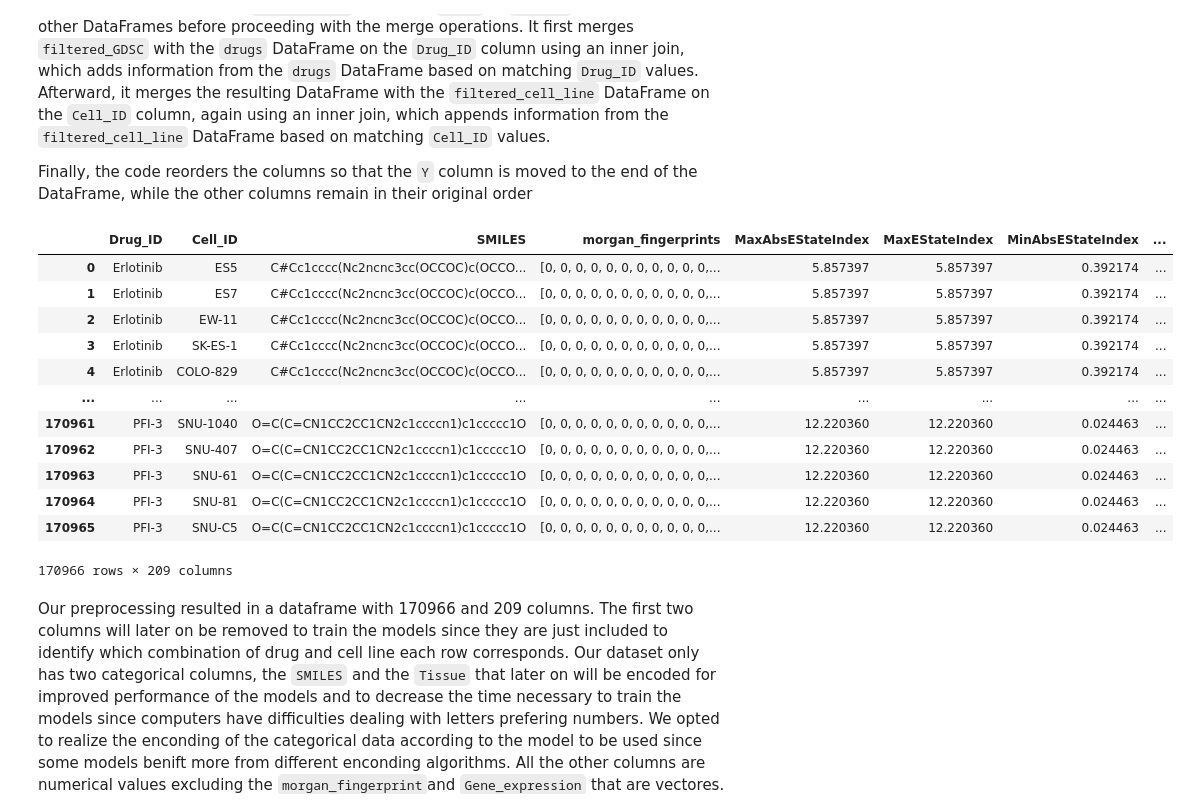
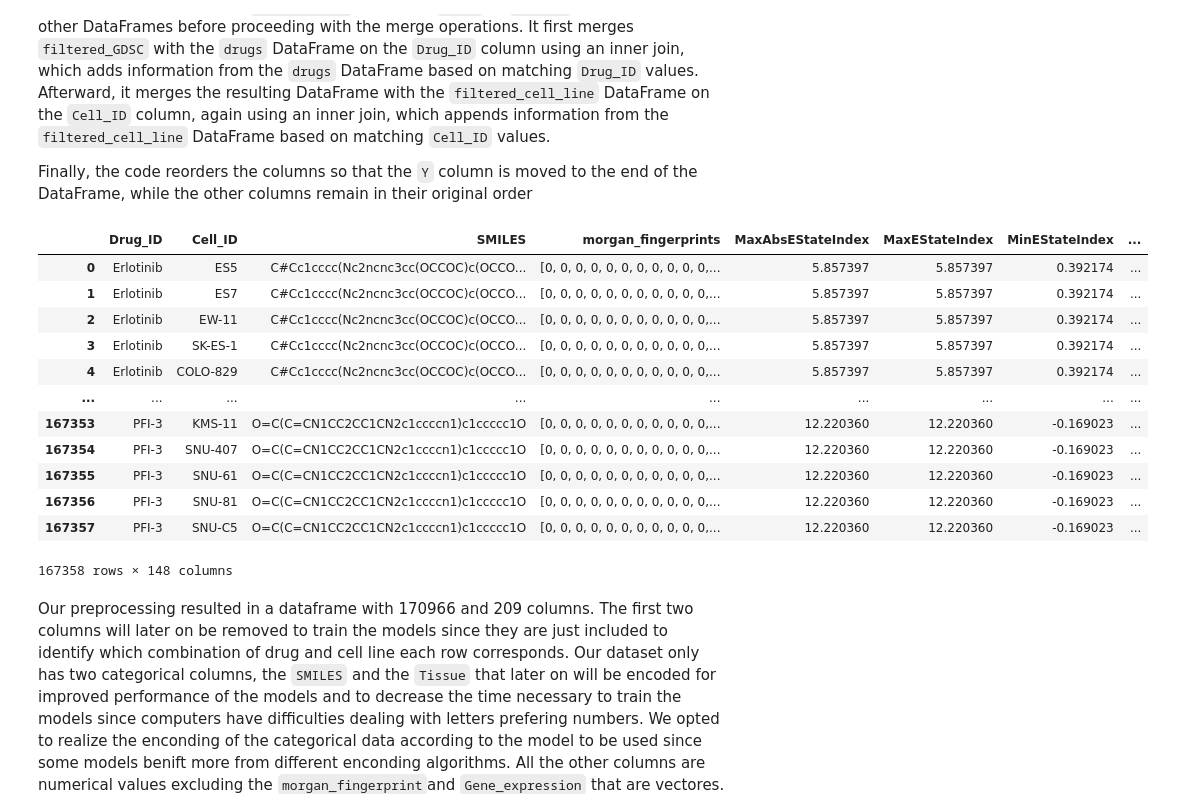
Before and after one commit to ricardofoliveira61/ML-data-analysis, a Jupyter notebook: GDSC1_machine_learning.ipynb, the cells around one changed output. Saved outputs shown, nothing was run; the diff lists cells and outputs as text; code cells hidden in the pictures.

```diff
--- a/GDSC1_machine_learning.ipynb
+++ b/GDSC1_machine_learning.ipynb
@@ -587,0 +573,8 @@ Number of columns with missing values: 8
+# %%
+numerical_columns = drugs.select_dtypes(include=np.number)
+selector = VarianceThreshold(threshold=0.1)
+selector.fit_transform(numerical_columns)
+selected_columns = ["Drug_ID","SMILES", "morgan_fingerprints"] + numerical_columns.columns[selector.get_support()].to_list()
+
+drugs = drugs[selected_columns]
+drugs
@@ -608,0 +614,16 @@ filtered_cell_line.shape
+# %%
+# creation of the gene expression dataframe
+gene_expression = pd.DataFrame(np.stack(filtered_cell_line["Gene_expression"]))
+print("Number of original genes:", gene_expression.shape[1])
+# creation of the selector object
+selector = VarianceThreshold(threshold=0.1)
+#  fit and transform the dataframe
+selector.fit_transform(gene_expression)
+# select the columns that exceed the varaince threshold
+gene_expression = gene_expression[gene_expression.columns[selector.get_support()]]
+print("Number of genes after selection:", gene_expression.shape[1])
+# conversion of the dataframe into various arrays where each array is a independent row
+expression_arrays = [row.to_numpy() for _,row in gene_expression.iterrows()]
+# changing the filtered_cell_line dataframe
+filtered_cell_line["Gene_expression"] = expression_arrays
+filtered_cell_line
@@ -613,41 +650,35 @@ The code then renames the `Cell Line_ID` column in `GDSC_` to `Cell_ID` for cons
 
 Finally, the code reorders the columns so that the `Y` column is moved to the end of the DataFrame, while the other columns remain in their original order
 # %%
-# Renaming 'Cell Line_ID' to 'Cell_ID' before filtering
-GDSC.rename(columns={'Cell Line_ID': 'Cell_ID'}, inplace=True)
-
 # filtering the original dataframe to only contain the selected cell lines
-GDSC_ = GDSC[GDSC["Cell_ID"].isin(filtered_cell_line["Cell_ID"].to_list())]
-
+GDSC_ = GDSC[GDSC["Cell Line_ID"].isin(filtered_cell_line["Cell_ID"].to_list())]
+# renaming the Cell Line_ID column to merge Dataframes
+GDSC_.rename(columns={'Cell Line_ID': 'Cell_ID'}, inplace=True)
 # create a new dataframe only with the "Drug_ID","Cell_ID","Y" columns
-filtered_GDSC = pd.DataFrame(GDSC_[["Drug_ID", "Cell_ID", "Y"]])
-
+filtered_GDSC = pd.DataFrame(GDSC_[["Drug_ID","Cell_ID","Y"]])
 # merge the filtered_GDSC with the drugs dataframe on the Drug_ID
 filtered_GDSC = pd.merge(filtered_GDSC, drugs, on='Drug_ID', how='inner')
-
-# merge the filtered_GDSC with the filtered_cell_line dataframe on the Cell_ID
+# merge the filtered_GDSC with the drugs dataframe on the Cell_ID
 filtered_GDSC = pd.merge(filtered_GDSC, filtered_cell_line, on='Cell_ID', how='inner')
-
-# put the Y column at the end of the dataframe
+#put the Y column in the end of the dataframe
 new_order = [col for col in filtered_GDSC.columns if col != 'Y'] + ['Y']
 filtered_GDSC = filtered_GDSC[new_order]
 
-# Display the final DataFrame
 filtered_GDSC
 # %% [output]
-|  | Drug_ID | Cell_ID | SMILES | morgan_fingerprints | MaxAbsEStateIndex | MaxEStateIndex | MinAbsEStateIndex | ... |
+|  | Drug_ID | Cell_ID | SMILES | morgan_fingerprints | MaxAbsEStateIndex | MaxEStateIndex | MinEStateIndex | ... |
 | 0 | Erlotinib | ES5 | C#Cc1cccc(Nc2ncnc3cc(OCCOC)c(OCCO... | [0, 0, 0, 0, 0, 0, 0, 0, 0, 0, 0,... | 5.857397 | 5.857397 | 0.392174 | ... |
 | 1 | Erlotinib | ES7 | C#Cc1cccc(Nc2ncnc3cc(OCCOC)c(OCCO... | [0, 0, 0, 0, 0, 0, 0, 0, 0, 0, 0,... | 5.857397 | 5.857397 | 0.392174 | ... |
 | 2 | Erlotinib | EW-11 | C#Cc1cccc(Nc2ncnc3cc(OCCOC)c(OCCO... | [0, 0, 0, 0, 0, 0, 0, 0, 0, 0, 0,... | 5.857397 | 5.857397 | 0.392174 | ... |
 | 3 | Erlotinib | SK-ES-1 | C#Cc1cccc(Nc2ncnc3cc(OCCOC)c(OCCO... | [0, 0, 0, 0, 0, 0, 0, 0, 0, 0, 0,... | 5.857397 | 5.857397 | 0.392174 | ... |
 | 4 | Erlotinib | COLO-829 | C#Cc1cccc(Nc2ncnc3cc(OCCOC)c(OCCO... | [0, 0, 0, 0, 0, 0, 0, 0, 0, 0, 0,... | 5.857397 | 5.857397 | 0.392174 | ... |
 | ... | ... | ... | ... | ... | ... | ... | ... | ... |
-| 170961 | PFI-3 | SNU-1040 | O=C(C=CN1CC2CC1CN2c1ccccn1)c1ccccc1O | [0, 0, 0, 0, 0, 0, 0, 0, 0, 0, 0,... | 12.220360 | 12.220360 | 0.024463 | ... |
-| 170962 | PFI-3 | SNU-407 | O=C(C=CN1CC2CC1CN2c1ccccn1)c1ccccc1O | [0, 0, 0, 0, 0, 0, 0, 0, 0, 0, 0,... | 12.220360 | 12.220360 | 0.024463 | ... |
-| 170963 | PFI-3 | SNU-61 | O=C(C=CN1CC2CC1CN2c1ccccn1)c1ccccc1O | [0, 0, 0, 0, 0, 0, 0, 0, 0, 0, 0,... | 12.220360 | 12.220360 | 0.024463 | ... |
-| 170964 | PFI-3 | SNU-81 | O=C(C=CN1CC2CC1CN2c1ccccn1)c1ccccc1O | [0, 0, 0, 0, 0, 0, 0, 0, 0, 0, 0,... | 12.220360 | 12.220360 | 0.024463 | ... |
-| 170965 | PFI-3 | SNU-C5 | O=C(C=CN1CC2CC1CN2c1ccccn1)c1ccccc1O | [0, 0, 0, 0, 0, 0, 0, 0, 0, 0, 0,... | 12.220360 | 12.220360 | 0.024463 | ... |
+| 167353 | PFI-3 | KMS-11 | O=C(C=CN1CC2CC1CN2c1ccccn1)c1ccccc1O | [0, 0, 0, 0, 0, 0, 0, 0, 0, 0, 0,... | 12.220360 | 12.220360 | -0.169023 | ... |
+| 167354 | PFI-3 | SNU-407 | O=C(C=CN1CC2CC1CN2c1ccccn1)c1ccccc1O | [0, 0, 0, 0, 0, 0, 0, 0, 0, 0, 0,... | 12.220360 | 12.220360 | -0.169023 | ... |
+| 167355 | PFI-3 | SNU-61 | O=C(C=CN1CC2CC1CN2c1ccccn1)c1ccccc1O | [0, 0, 0, 0, 0, 0, 0, 0, 0, 0, 0,... | 12.220360 | 12.220360 | -0.169023 | ... |
+| 167356 | PFI-3 | SNU-81 | O=C(C=CN1CC2CC1CN2c1ccccn1)c1ccccc1O | [0, 0, 0, 0, 0, 0, 0, 0, 0, 0, 0,... | 12.220360 | 12.220360 | -0.169023 | ... |
+| 167357 | PFI-3 | SNU-C5 | O=C(C=CN1CC2CC1CN2c1ccccn1)c1ccccc1O | [0, 0, 0, 0, 0, 0, 0, 0, 0, 0, 0,... | 12.220360 | 12.220360 | -0.169023 | ... |
-170966 rows × 209 columns
+167358 rows × 148 columns
 # %% [markdown]
 Our preprocessing resulted in a dataframe with 170966 and 209 columns. The first two columns will later on be removed to train the models since they are just included to identify which combination of drug and cell line each row corresponds.
 Our dataset only has two categorical columns, the `SMILES` and the `Tissue` that later on will be encoded for improved performance of the models and to decrease the time necessary to train the models since computers have difficulties dealing with letters prefering numbers. We opted to realize the enconding of the categorical data according to the model to be used since some models benift more from different enconding algorithms. All the other columns are numerical values excluding the `morgan_fingerprint`and `Gene_expression` that are vectores. The final column `Y` contains values of logIC50 meseaured in the lab and that are going to be used to train the model to predict the logIC50 of new unseen data.
```
Also changed, not shown: parts of 9 cells of this notebook.
